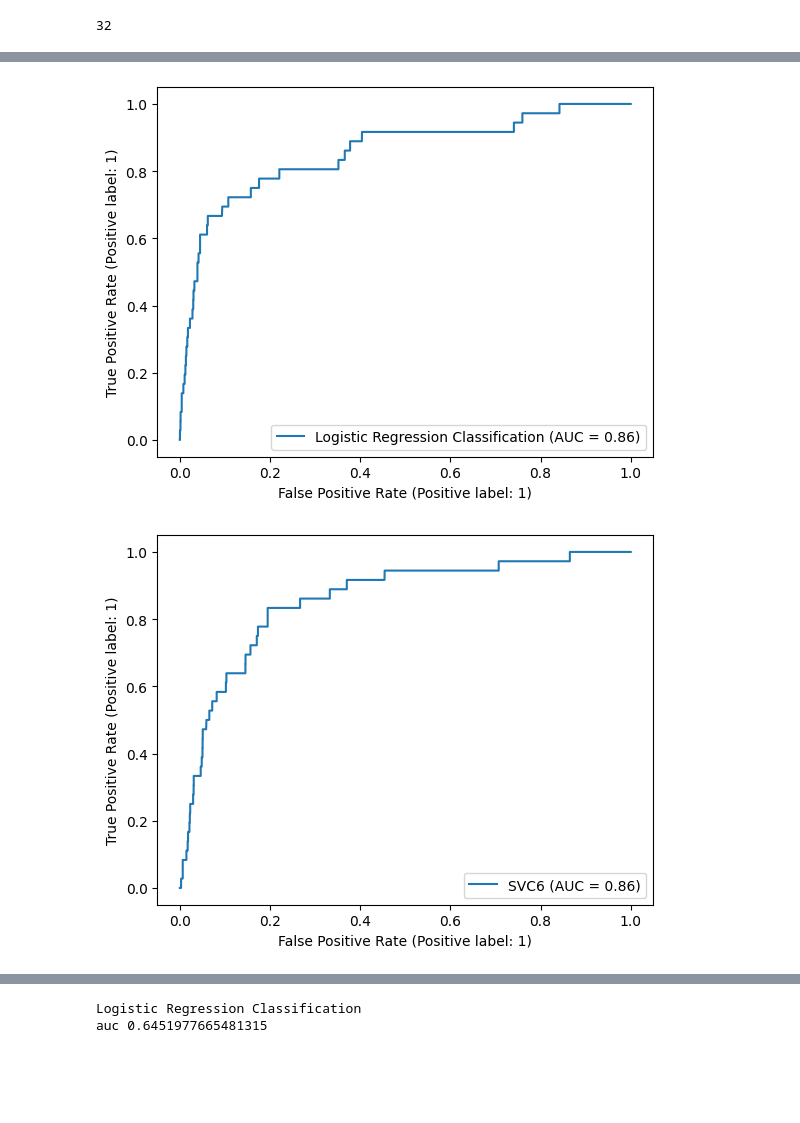
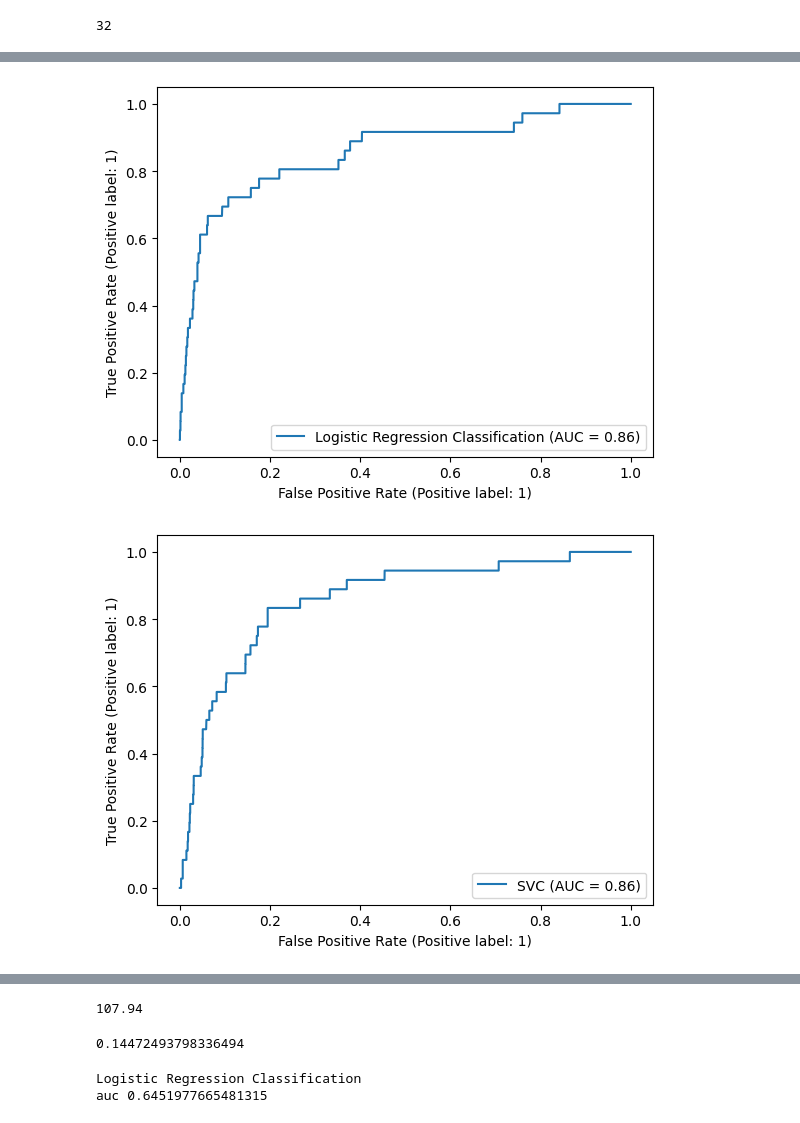
Before and after one commit to theuerc/ann_arbor_watermain_break_predictions, a Jupyter notebook: models/02_models.ipynb, the cells around one changed output, grey strips where cells are left out. Cells and saved outputs as stored; diff of their text form; code cells hidden in the pictures; blank space fills up the shorter version.

```diff
--- a/models/02_models.ipynb
+++ b/models/02_models.ipynb
@@ -69,5 +78,7 @@ Outcome: if the pipe will breaks in the next 3 years
 # %%
 #looking from 2015 trying to predict next 3 years
 CUTOFF = pd.to_datetime('01-01-2016')
+
 TEST_VAL_CUTOFF = pd.to_datetime('01-01-2019')
-PREDS_CUTOFF = pd.to_datetime('01-01-2021')
+PREDS_CUTOFF = pd.to_datetime('08-01-2019')
+DUMMY_CUTOFF = pd.to_datetime('01-01-2024')
@@ -77,32 +131,39 @@ df = process_date_cols(df, CUTOFF)
 cols = ['PressureSy', 'STATUS', 'MATERIAL', 'SUBTYPE']
 df = svm_data_transform_pipeline(df, CUTOFF, cols)
 # %%
-val = process_date_cols(val, TEST_VAL_CUTOFF)
+val = process_date_cols(valX, TEST_VAL_CUTOFF)
 val = svm_data_transform_pipeline(val, TEST_VAL_CUTOFF, cols)
 
 
-test = process_date_cols(test, TEST_VAL_CUTOFF)
+test = process_date_cols(testX, TEST_VAL_CUTOFF)
 test = svm_data_transform_pipeline(test, TEST_VAL_CUTOFF, cols)
 # %%
 cols = ['PressureSy', 'STATUS', 'MATERIAL', 'SUBTYPE']
-val_2023 = process_date_cols(val, PREDS_CUTOFF)
+val_2023 = process_date_cols(valX, PREDS_CUTOFF)
 val_2023 = svm_data_transform_pipeline(val_2023, PREDS_CUTOFF, cols)
 
 
-test_2023 = process_date_cols(test, PREDS_CUTOFF)
+test_2023 = process_date_cols(testX, PREDS_CUTOFF)
 test_2023 = svm_data_transform_pipeline(test_2023, PREDS_CUTOFF, cols)
+
+df = process_date_cols(dfX, CUTOFF)
+cols = ['PressureSy', 'STATUS', 'MATERIAL', 'SUBTYPE']
+df = svm_data_transform_pipeline(df, CUTOFF, cols)
+
 
 all_cols = list(test_2023.columns)
 all_cols.extend(list(df.columns))
 all_cols.extend(list(val_2023.columns))
 
+
 for col in all_cols:
     if col not in list(test_2023.columns):
-        test[col] = 0
+        test_2023[col] = 0
     if col not in list(val_2023.columns):
-        val[col] = 0
+        val_2023[col] = 0
     if col not in list(df.columns):
         df[col] = 0
+
 X_test_2023 = test_2023.drop(columns = ['will_break'])
 y_test_2023 = test_2023['will_break']
 
@@ -255,7 +355,7 @@ models = [
     # ("SVC3 - C 15", SVC(C = 15, class_weight='balanced'), {'model__C': [5, 10, 15], 'model__gamma': ['scale', 'auto']}),
     # ("SVC4 - C1", SVC(C = 1, class_weight='balanced'), {'model__C': [5, 10, 15], 'model__gamma': ['scale', 'auto']}),
     # ("SVC5 - C10", SVC(C = 10, class_weight='balanced'), {'model__C': [5, 10, 15], 'model__gamma': ['scale', 'auto']}),
-    ("SVC6", SVC(), {'model__C': [5, 7, 10, 12, 15, 18], 'model__gamma': ['scale', 'auto', 0.05], 'model__class_weight': ['balanced'], 'model__random_state': [13], 'model__probability': [True]}),
+    ("SVC", SVC(), {'model__C': [5, 7, 10, 12, 15, 18], 'model__gamma': ['scale', 'auto', 0.05], 'model__class_weight': ['balanced'], 'model__random_state': [13], 'model__probability': [True]}),
     # ("Decision Tree Regression", DecisionTreeClassifier(), {'model__max_depth':[None,2, 5]}),
     ("Random Forest Classification", RandomForestClassifier(), {'model__n_estimators': [75, 90, 100, 110, 125, 150,200, 225, 250], 'model__max_depth':[ 3, 4, 5, 6], 'model__min_samples_split': [3], 'model__min_weight_fraction_leaf':[0, 0.001],'model__max_features': ['sqrt', 'log2',16, 17], 'model__random_state': [13]}), # 'model__class_weight': ['balanced', None]}),
     # ("Random Forest Classification2", RandomForestClassifier(min_samples_split = 3,  n_estimators=75), {'model__n_estimators': [100,150,200]}),
@@ -382,5 +485,6 @@ Selected Features (Mutual Information): Index(['LENGTH', 'DIAMETER', 'installati
 # %%
 new_model_lists = []
+y_probs_list = []
 for model in models:
 
     name = model[0]
@@ -421,8 +525,13 @@ for model in models:
     # print('mean_score:', -np.mean(result['test_score']))
     y_preds = grids.best_estimator_.predict(X_val_test)
     new_model_lists.append((name, grids.best_estimator_))
+    print(classification_report(y_val_test, y_preds))
     print('auc', roc_auc_score(y_val_test, y_preds))
     print('f1', f1_score(y_val_test, y_preds))
+
+    y_probs_list.append(grids.best_estimator_.predict_proba(X_val_test))
+
+
     RocCurveDisplay.from_estimator(grids.best_estimator_, X_val_test, y_val_test, name=name)
 # %% [output]
 Logistic Regression Classification
@@ -441,8 +552,25 @@ best params {'model__max_depth': 5, 'model__max_features': 17, 'model__min_sampl
 auc 0.66988739160272
 f1 0.208
 [figure]
-[figure, old version]
+[figure, new version]
 [figure]
+# %%
+len(y_val_test) * 0.03
+# %% [output]
+107.94
+# %%
+zip_preds_rf = list(zip(y_probs_list[2], y_val_test, y_val_test.index))
+sortyyy=sorted(zip_preds_rf, key = lambda x: x[0][1], reverse = True)
+actual = [x[1] for x in sortyyy[:110]]
+preddy = [1 if x[0][1] > 0.5 else 0 for x in sortyyy[:110]]
+# for val in sortyyy[:100]:
+#     print(val[2])
+# preddy = [1 for x in sortyyy[:100] if x[0][1] > 0.5] else 0
+average_precision_score(actual, preddy, average='weighted')
+# preddy
+# y_probs_list[2]
+# %% [output]
+0.14472493798336494
 # %%
 new_model_lists = []
 for model in models:
```
Also changed, not shown: parts of 46 cells of this notebook, 2 other files.
